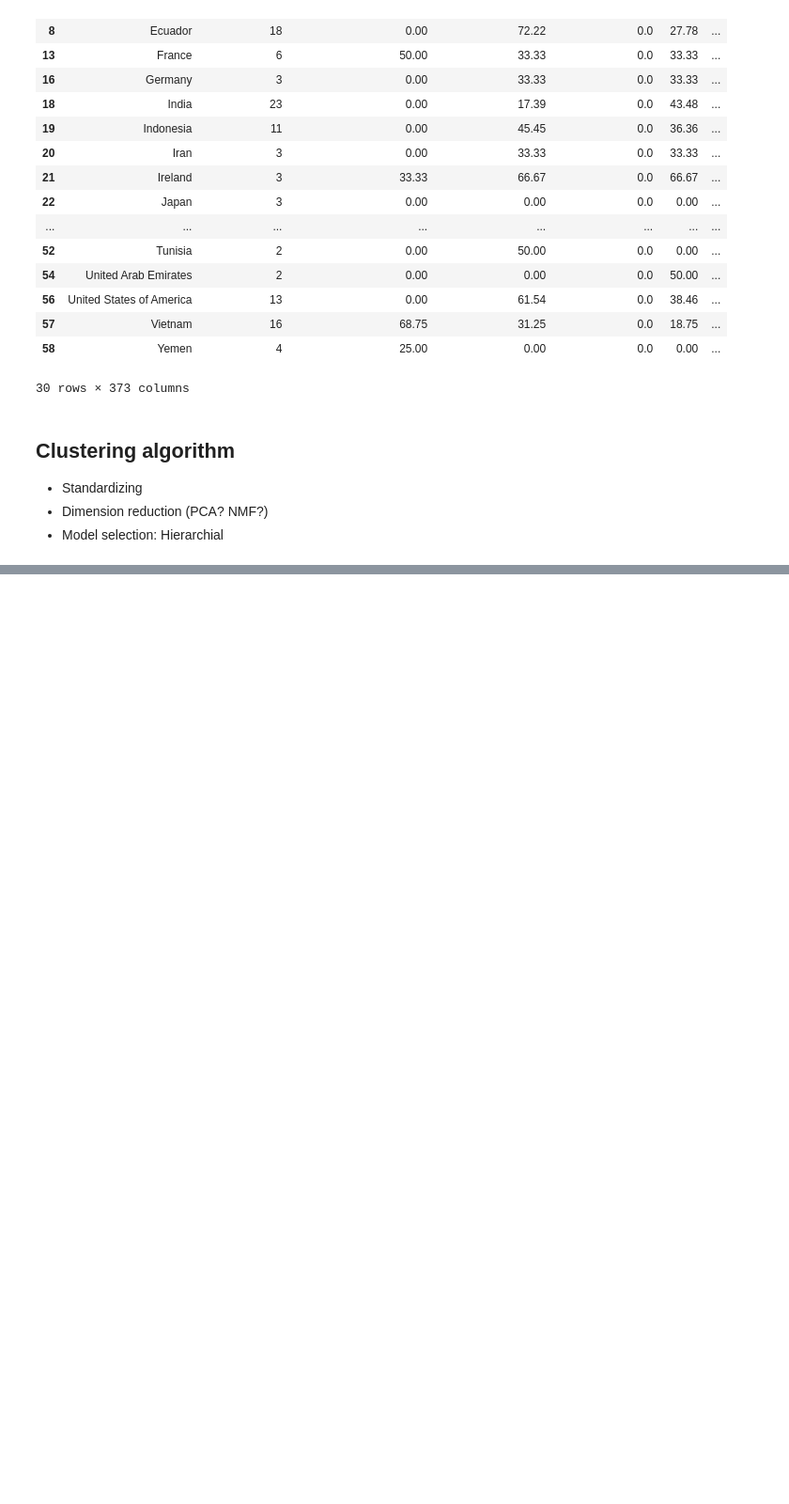
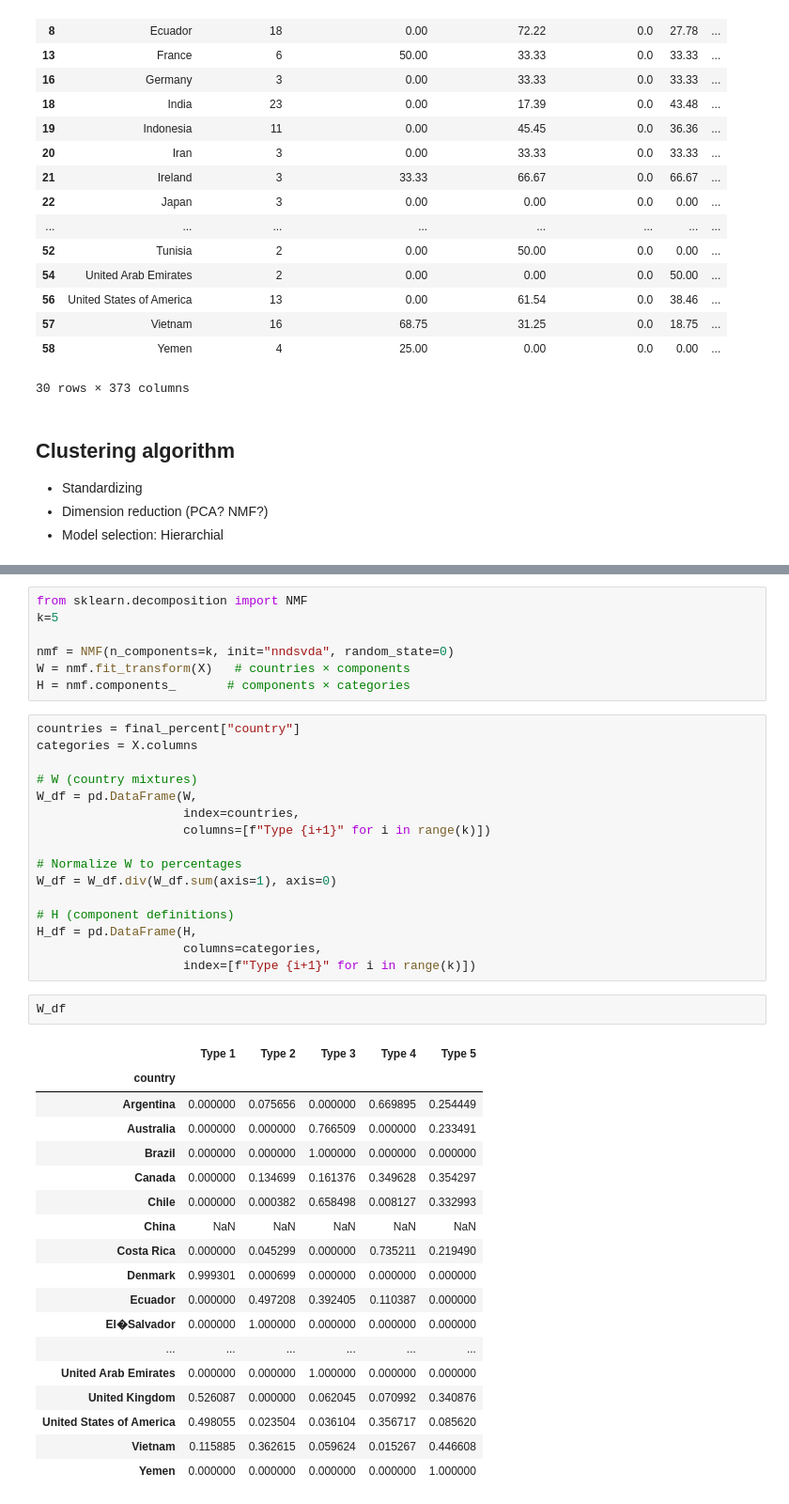
Before and after one commit to SeaAroundUs/end-use-clustering, a Jupyter notebook: src/EC_workbook.ipynb, the cells around one changed output, grey strips where cells are left out. Shown at 94% size. Saved outputs shown, nothing was run; the diff lists cells and outputs as text; blank space fills up the shorter version.

```diff
--- a/src/EC_workbook.ipynb
+++ b/src/EC_workbook.ipynb
@@ -145,0 +169,44 @@ final_percent[(final_percent[final_percent.columns[2:]] < 75).all(axis=1)]
+# %%
+from sklearn.decomposition import NMF
+k=5
+
+nmf = NMF(n_components=k, init="nndsvda", random_state=0)
+W = nmf.fit_transform(X)   # countries × components
+H = nmf.components_       # components × categories
+# %%
+countries = final_percent["country"]
+categories = X.columns
+
+# W (country mixtures)
+W_df = pd.DataFrame(W,
+                    index=countries,
+                    columns=[f"Type {i+1}" for i in range(k)])
+
+# Normalize W to percentages
+W_df = W_df.div(W_df.sum(axis=1), axis=0)
+
+# H (component definitions)
+H_df = pd.DataFrame(H,
+                    columns=categories,
+                    index=[f"Type {i+1}" for i in range(k)])
+# %%
+W_df
+# %% [output]
+|  | Type 1 | Type 2 | Type 3 | Type 4 | Type 5 |
+| country |  |  |  |  |  |
+| Argentina | 0.000000 | 0.075656 | 0.000000 | 0.669895 | 0.254449 |
+| Australia | 0.000000 | 0.000000 | 0.766509 | 0.000000 | 0.233491 |
+| Brazil | 0.000000 | 0.000000 | 1.000000 | 0.000000 | 0.000000 |
+| Canada | 0.000000 | 0.134699 | 0.161376 | 0.349628 | 0.354297 |
+| Chile | 0.000000 | 0.000382 | 0.658498 | 0.008127 | 0.332993 |
+| China | NaN | NaN | NaN | NaN | NaN |
+| Costa Rica | 0.000000 | 0.045299 | 0.000000 | 0.735211 | 0.219490 |
+| Denmark | 0.999301 | 0.000699 | 0.000000 | 0.000000 | 0.000000 |
+| Ecuador | 0.000000 | 0.497208 | 0.392405 | 0.110387 | 0.000000 |
+| El�Salvador | 0.000000 | 1.000000 | 0.000000 | 0.000000 | 0.000000 |
+| ... | ... | ... | ... | ... | ... |
+| United Arab Emirates | 0.000000 | 0.000000 | 1.000000 | 0.000000 | 0.000000 |
+| United Kingdom | 0.526087 | 0.000000 | 0.062045 | 0.070992 | 0.340876 |
+| United States of America | 0.498055 | 0.023504 | 0.036104 | 0.356717 | 0.085620 |
+| Vietnam | 0.115885 | 0.362615 | 0.059624 | 0.015267 | 0.446608 |
+| Yemen | 0.000000 | 0.000000 | 0.000000 | 0.000000 | 1.000000 |
```
Also changed, not shown: parts of 3 cells of this notebook.
